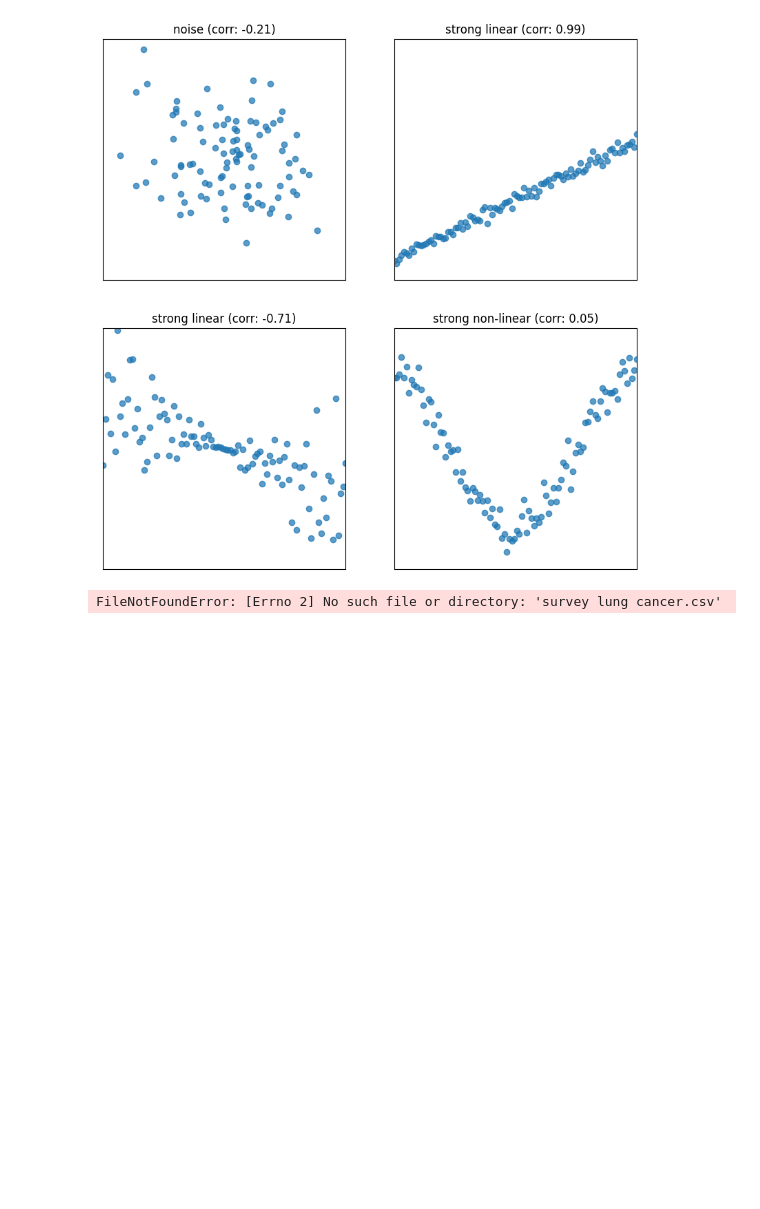
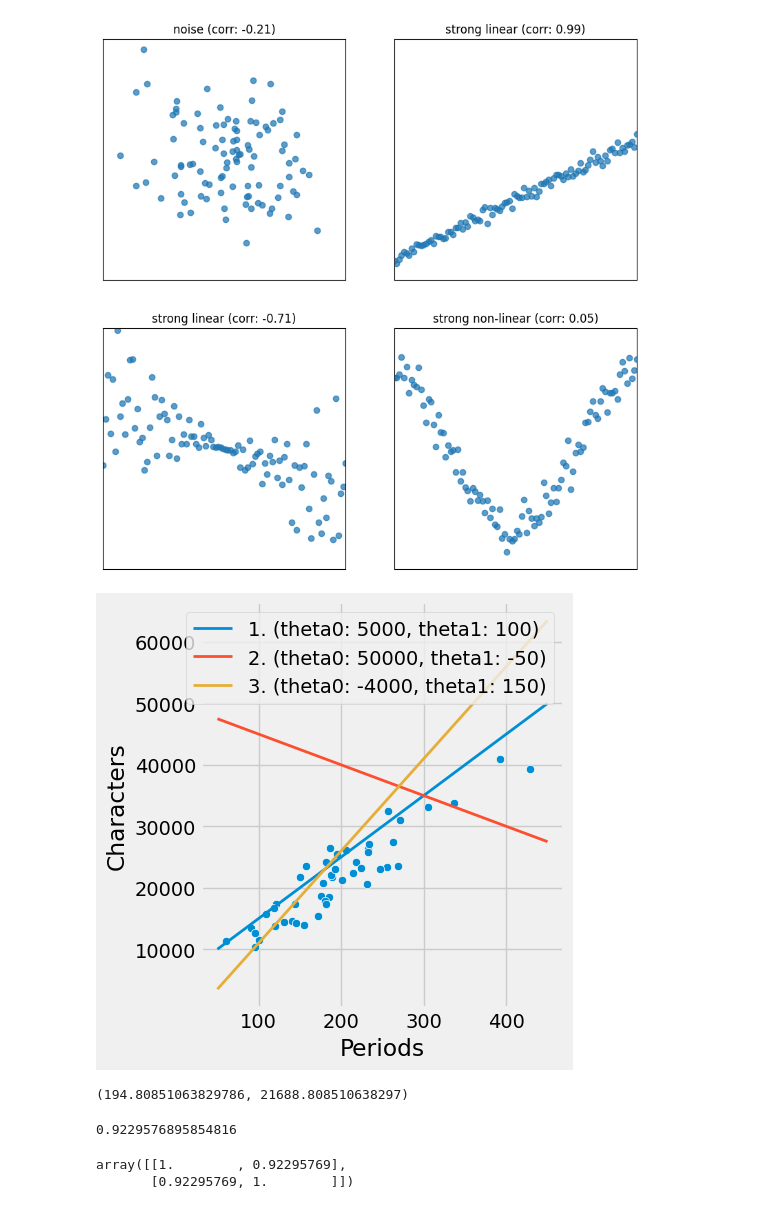
Before and after one commit to jordanarlan/UC-Berkeley-DS100, a Jupyter notebook: Week 5/Models_1.ipynb, the cells around one changed output. Cells and saved outputs as stored; diff of their text form; code cells hidden in the pictures; blank space fills up the shorter version.

Commit message:
finished week 5

```diff
--- a/Week 5/Models_1.ipynb
+++ b/Week 5/Models_1.ipynb
@@ -64,20 +62,20 @@ lw = pd.read_csv("Week 5/survey lung cancer.csv")
 # %%
 
 plt.style.use('fivethirtyeight')
-lw = pd.read_csv("/Users/jordan.arlan/Documents/DS100/Week 5/little_women.csv")
+lw = pd.read_csv("little_women.csv")
 fig = plt.figure(figsize = (5, 5))
 ax = plt.gca()
 sns.scatterplot(data = lw, x = "Periods", y = "Characters", ax = ax)
 
 xlims = np.array([50, 450])
 params = [[5000, 100], [50000, -50], [-4000, 150]]
 for i, (theta_0, theta_1) in enumerate(params):
     ax.plot(xlims, theta_0 + theta_1 * xlims, lw=2, label=f"{i+1}. (theta0: {theta_0}, theta1: {theta_1})")
 ax.legend()
 
 # The best parameters weren't one of the choices
 ahat_true, bhat_true = 4745, 87
 fig.tight_layout()
 plt.savefig('lw_params.png')
 # %% [output]
-FileNotFoundError: [Errno 2] No such file or directory: 'survey lung cancer.csv'
+[figure, added]
@@ -83,0 +106,4 @@ FileNotFoundError: [Errno 2] No such file or directory: 'survey lung cancer.csv'
+# %%
+np.mean(lw['Periods']), np.mean(lw['Characters'])
+# %% [output]
+(194.80851063829786, 21688.808510638297)
@@ -83,0 +113,9 @@ FileNotFoundError: [Errno 2] No such file or directory: 'survey lung cancer.csv'
+# %%
+correlation(lw['Periods'], lw['Characters'])
+# %% [output]
+0.9229576895854816
+# %%
+np.corrcoef(lw['Periods'], lw['Characters'])
+# %% [output]
+array([[1.        , 0.92295769],
+       [0.92295769, 1.        ]])
```
Also changed, not shown: parts of 13 cells of this notebook.
